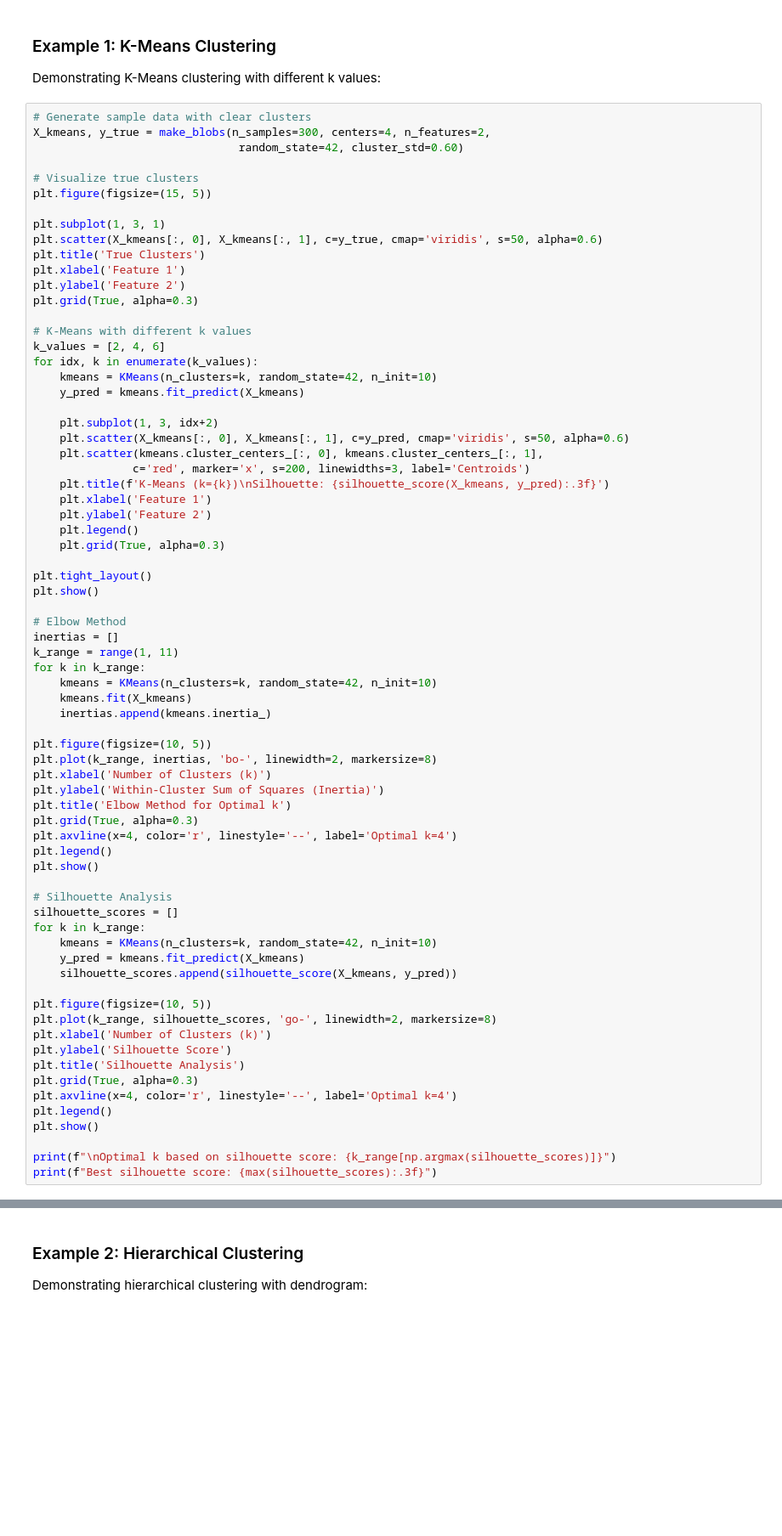
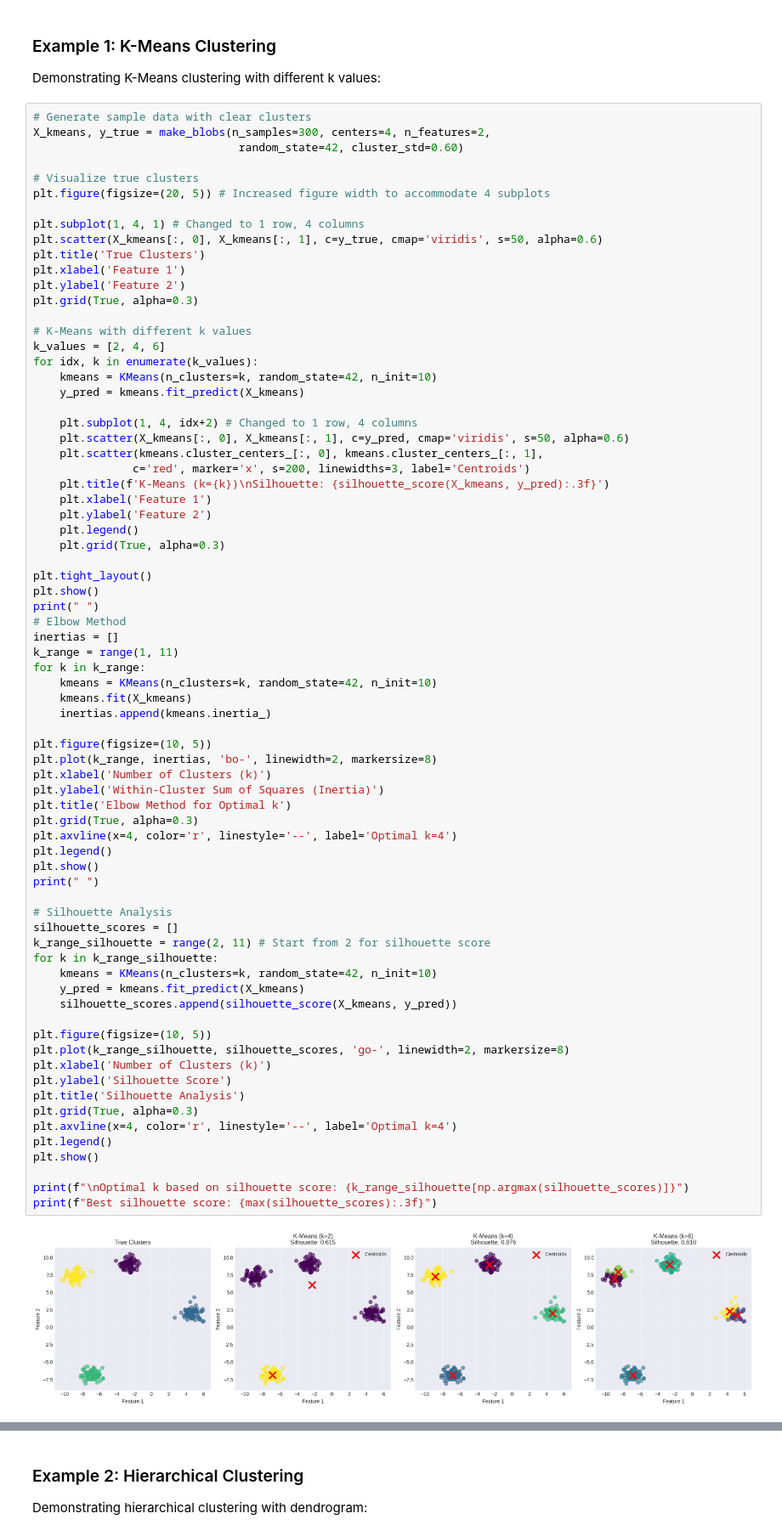
Before and after one commit to acgernale/Machine-Learning-Lecture-Notebook, a Jupyter notebook: 04_Unsupervised_Learning.ipynb, the cells around one changed output, grey strips where cells are left out. Shown at 85% size. Cells and saved outputs as stored; diff of their text form; blank space fills up the shorter version.

```diff
--- a/04_Unsupervised_Learning.ipynb
+++ b/04_Unsupervised_Learning.ipynb
@@ -44,9 +627,9 @@ X_kmeans, y_true = make_blobs(n_samples=300, centers=4, n_features=2,
                                random_state=42, cluster_std=0.60)
 
 # Visualize true clusters
-plt.figure(figsize=(15, 5))
+plt.figure(figsize=(20, 5)) # Increased figure width to accommodate 4 subplots
 
-plt.subplot(1, 3, 1)
+plt.subplot(1, 4, 1) # Changed to 1 row, 4 columns
 plt.scatter(X_kmeans[:, 0], X_kmeans[:, 1], c=y_true, cmap='viridis', s=50, alpha=0.6)
 plt.title('True Clusters')
 plt.xlabel('Feature 1')
@@ -59,7 +642,7 @@ for idx, k in enumerate(k_values):
     kmeans = KMeans(n_clusters=k, random_state=42, n_init=10)
     y_pred = kmeans.fit_predict(X_kmeans)
 
-    plt.subplot(1, 3, idx+2)
+    plt.subplot(1, 4, idx+2) # Changed to 1 row, 4 columns
     plt.scatter(X_kmeans[:, 0], X_kmeans[:, 1], c=y_pred, cmap='viridis', s=50, alpha=0.6)
     plt.scatter(kmeans.cluster_centers_[:, 0], kmeans.cluster_centers_[:, 1],
                c='red', marker='x', s=200, linewidths=3, label='Centroids')
@@ -71,7 +654,7 @@ for idx, k in enumerate(k_values):
 
 plt.tight_layout()
 plt.show()
-
+print(" ")
 # Elbow Method
 inertias = []
 k_range = range(1, 11)
@@ -79,33 +662,37 @@ for k in k_range:
     kmeans = KMeans(n_clusters=k, random_state=42, n_init=10)
     kmeans.fit(X_kmeans)
     inertias.append(kmeans.inertia_)
 
 plt.figure(figsize=(10, 5))
 plt.plot(k_range, inertias, 'bo-', linewidth=2, markersize=8)
 plt.xlabel('Number of Clusters (k)')
 plt.ylabel('Within-Cluster Sum of Squares (Inertia)')
 plt.title('Elbow Method for Optimal k')
 plt.grid(True, alpha=0.3)
 plt.axvline(x=4, color='r', linestyle='--', label='Optimal k=4')
 plt.legend()
 plt.show()
+print(" ")
 
 # Silhouette Analysis
 silhouette_scores = []
-for k in k_range:
+k_range_silhouette = range(2, 11) # Start from 2 for silhouette score
+for k in k_range_silhouette:
     kmeans = KMeans(n_clusters=k, random_state=42, n_init=10)
     y_pred = kmeans.fit_predict(X_kmeans)
     silhouette_scores.append(silhouette_score(X_kmeans, y_pred))
 
 plt.figure(figsize=(10, 5))
-plt.plot(k_range, silhouette_scores, 'go-', linewidth=2, markersize=8)
+plt.plot(k_range_silhouette, silhouette_scores, 'go-', linewidth=2, markersize=8)
 plt.xlabel('Number of Clusters (k)')
 plt.ylabel('Silhouette Score')
 plt.title('Silhouette Analysis')
 plt.grid(True, alpha=0.3)
 plt.axvline(x=4, color='r', linestyle='--', label='Optimal k=4')
 plt.legend()
 plt.show()
 
-print(f"\nOptimal k based on silhouette score: {k_range[np.argmax(silhouette_scores)]}")
+print(f"\nOptimal k based on silhouette score: {k_range_silhouette[np.argmax(silhouette_scores)]}")
 print(f"Best silhouette score: {max(silhouette_scores):.3f}")
+# %% [output]
+[figure, added]
```
Also changed, not shown: parts of 8 cells of this notebook, 7 other files.
